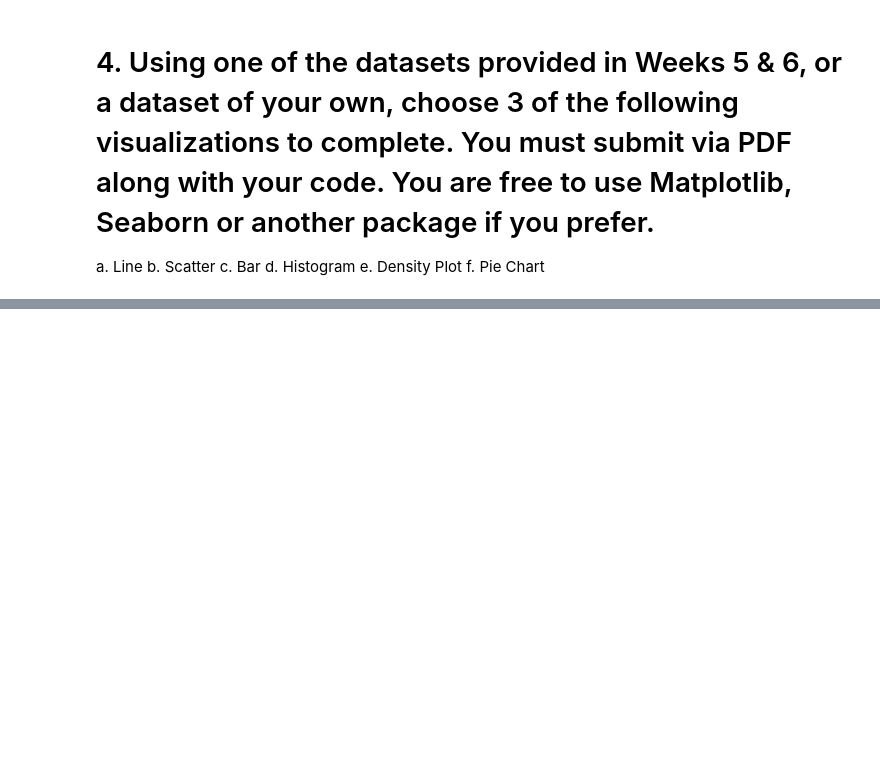
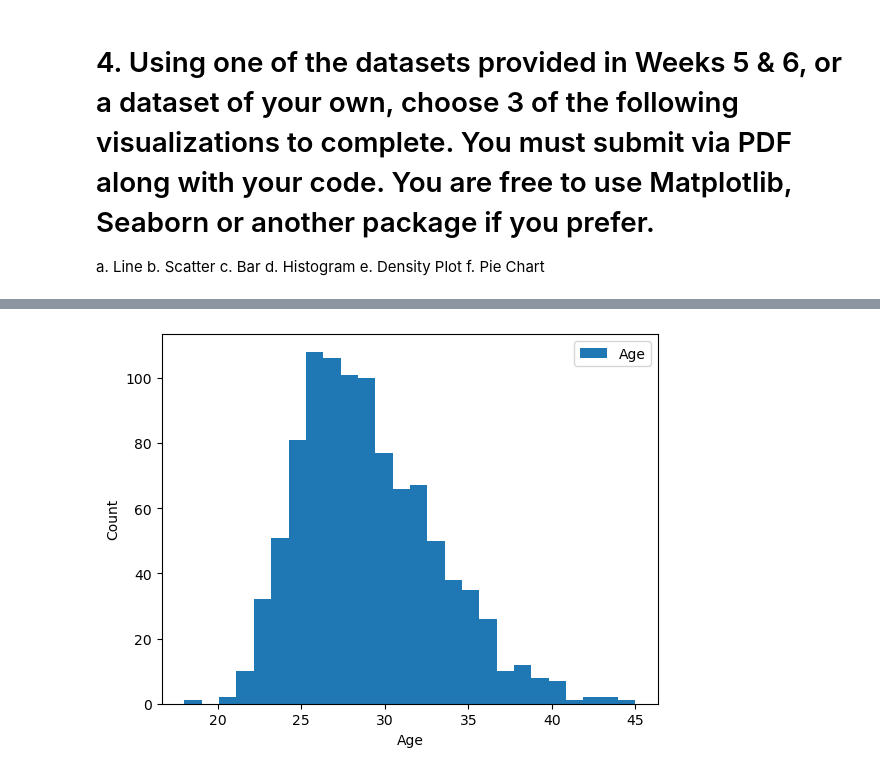
Before and after one commit to Matt-Heinen/DSC-540, a Jupyter notebook: Heinen_DSC540_Weeks7&8.ipynb, the cells around one changed output, grey strips where cells are left out. Saved outputs shown, nothing was run; the diff lists cells and outputs as text; code cells hidden in the pictures; blank space fills up the shorter version.

```diff
--- a/Heinen_DSC540_Weeks7&8.ipynb
+++ b/Heinen_DSC540_Weeks7&8.ipynb
@@ -381,0 +384,8 @@ f. Pie Chart
+# %%
+import pandas as pd
+
+# Read the TJ data CSV file into a DataFrame
+tj = pd.read_csv('tj_summary.csv')
+
+# View DF
+tj.head()
@@ -381,0 +399,18 @@ f. Pie Chart
+# %%
+# Build a Histogram showing the age dispersion of pitchers in our dataset.
+# Create histogram buing matplotlib and 30 binsto improve readability.
+import numpy as np
+import matplotlib.pyplot as plt
+
+
+x = tj.age
+# Use 27 bins one for every age.
+bins = np.linspace(18, 45, 27)
+
+plt.hist([x], bins, label=['Age'])
+plt.legend(loc='upper right')
+plt.xlabel("Age")
+plt.ylabel("Count")
+plt.show()
+# %% [output]
+[figure, added]
```
Also changed, not shown: parts of 4 cells of this notebook, 1 other file.
